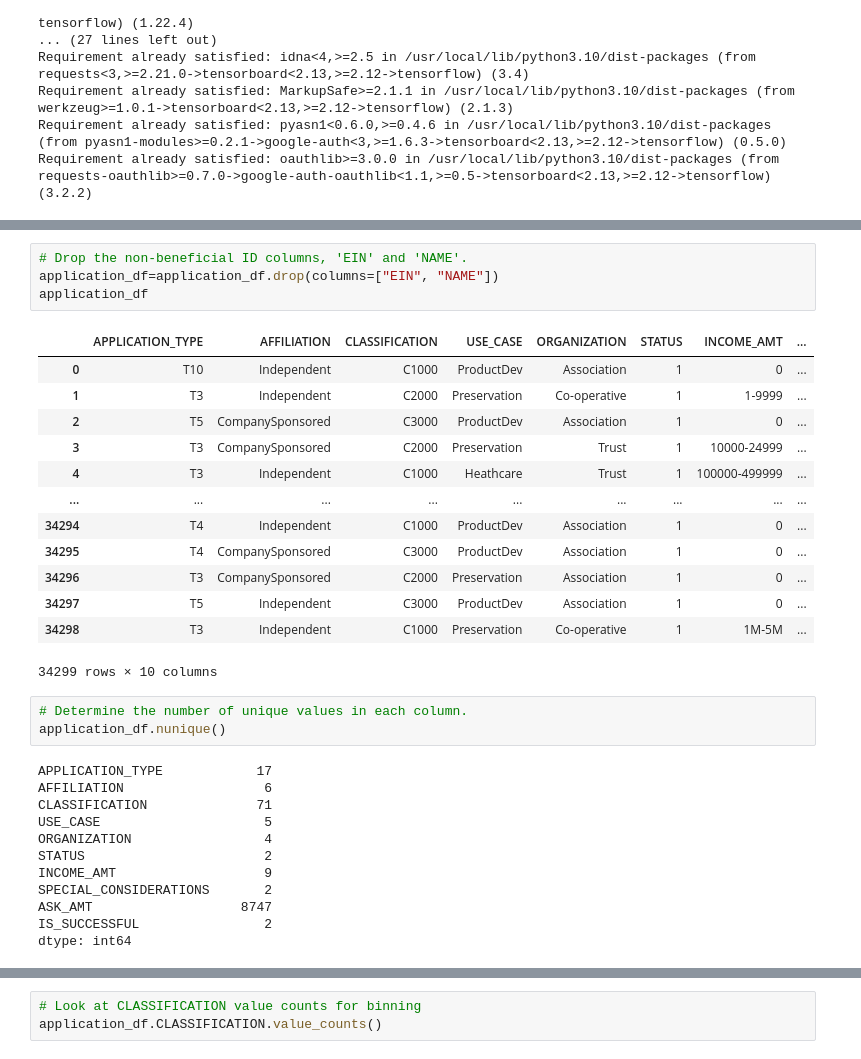
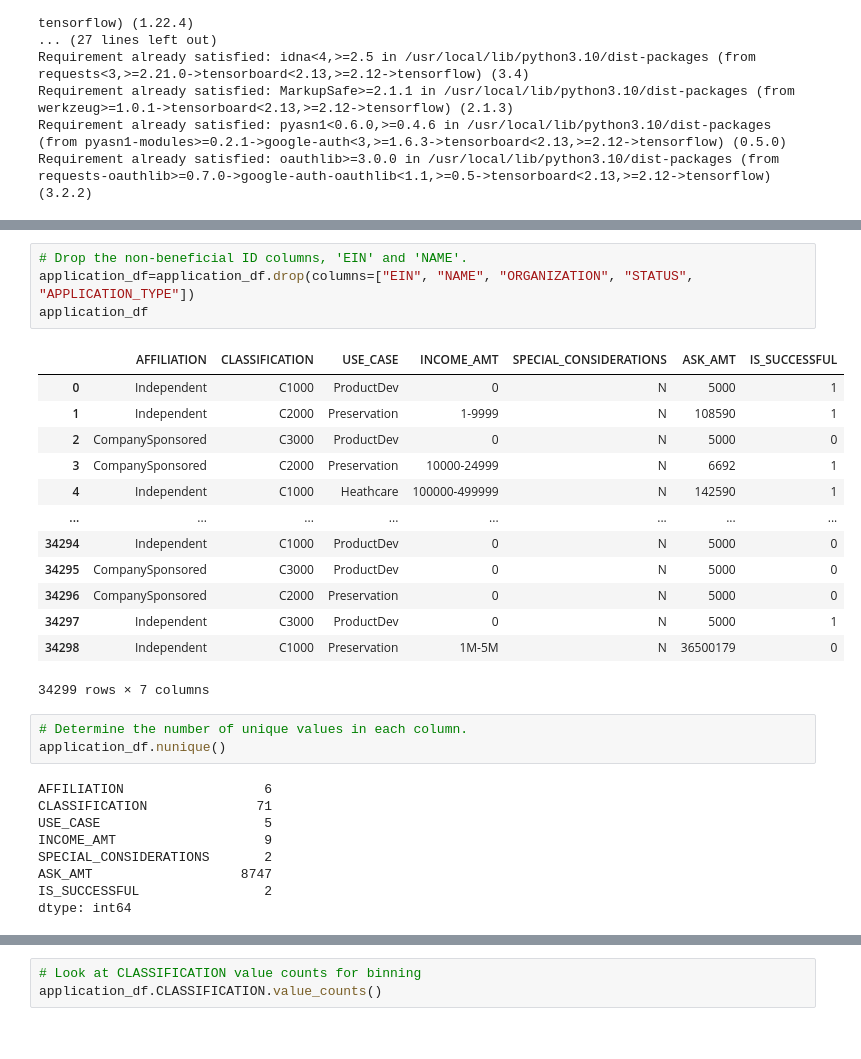
Before and after one commit to mkamwana/deep-learning-challenge, a Jupyter notebook: Starter_Code/AlphabetSoupCharity_Optimization.ipynb, the cells around one changed output, grey strips where cells are left out. Saved outputs shown, nothing was run; the diff lists cells and outputs as text.

```diff
--- a/Starter_Code/AlphabetSoupCharity_Optimization.ipynb
+++ b/Starter_Code/AlphabetSoupCharity_Optimization.ipynb
@@ -42,32 +42,29 @@ application_df.head()
 | 4 | 10556103 | GENETIC RESEARCH INSTITUTE OF THE... | T3 | Independent | C1000 | Heathcare | Trust | 1 | ... |
 # %%
 # Drop the non-beneficial ID columns, 'EIN' and 'NAME'.
-application_df=application_df.drop(columns=["EIN", "NAME"])
+application_df=application_df.drop(columns=["EIN", "NAME", "ORGANIZATION", "STATUS", "APPLICATION_TYPE"])
 application_df
 # %% [output]
-|  | APPLICATION_TYPE | AFFILIATION | CLASSIFICATION | USE_CASE | ORGANIZATION | STATUS | INCOME_AMT | ... |
-| 0 | T10 | Independent | C1000 | ProductDev | Association | 1 | 0 | ... |
-| 1 | T3 | Independent | C2000 | Preservation | Co-operative | 1 | 1-9999 | ... |
-| 2 | T5 | CompanySponsored | C3000 | ProductDev | Association | 1 | 0 | ... |
-| 3 | T3 | CompanySponsored | C2000 | Preservation | Trust | 1 | 10000-24999 | ... |
-| 4 | T3 | Independent | C1000 | Heathcare | Trust | 1 | 100000-499999 | ... |
-| ... | ... | ... | ... | ... | ... | ... | ... | ... |
-| 34294 | T4 | Independent | C1000 | ProductDev | Association | 1 | 0 | ... |
-| 34295 | T4 | CompanySponsored | C3000 | ProductDev | Association | 1 | 0 | ... |
-| 34296 | T3 | CompanySponsored | C2000 | Preservation | Association | 1 | 0 | ... |
-| 34297 | T5 | Independent | C3000 | ProductDev | Association | 1 | 0 | ... |
-| 34298 | T3 | Independent | C1000 | Preservation | Co-operative | 1 | 1M-5M | ... |
+|  | AFFILIATION | CLASSIFICATION | USE_CASE | INCOME_AMT | SPECIAL_CONSIDERATIONS | ASK_AMT | IS_SUCCESSFUL |
+| 0 | Independent | C1000 | ProductDev | 0 | N | 5000 | 1 |
+| 1 | Independent | C2000 | Preservation | 1-9999 | N | 108590 | 1 |
+| 2 | CompanySponsored | C3000 | ProductDev | 0 | N | 5000 | 0 |
+| 3 | CompanySponsored | C2000 | Preservation | 10000-24999 | N | 6692 | 1 |
+| 4 | Independent | C1000 | Heathcare | 100000-499999 | N | 142590 | 1 |
+| ... | ... | ... | ... | ... | ... | ... | ... |
+| 34294 | Independent | C1000 | ProductDev | 0 | N | 5000 | 0 |
+| 34295 | CompanySponsored | C3000 | ProductDev | 0 | N | 5000 | 0 |
+| 34296 | CompanySponsored | C2000 | Preservation | 0 | N | 5000 | 0 |
+| 34297 | Independent | C3000 | ProductDev | 0 | N | 5000 | 1 |
+| 34298 | Independent | C1000 | Preservation | 1M-5M | N | 36500179 | 0 |
-34299 rows × 10 columns
+34299 rows × 7 columns
 # %%
 # Determine the number of unique values in each column.
 application_df.nunique()
 # %% [output]
-APPLICATION_TYPE            17
 AFFILIATION                  6
 CLASSIFICATION              71
 USE_CASE                     5
-ORGANIZATION                 4
-STATUS                       2
 INCOME_AMT                   9
 SPECIAL_CONSIDERATIONS       2
 ASK_AMT                   8747
```
Also changed, not shown: parts of 7 cells of this notebook.
